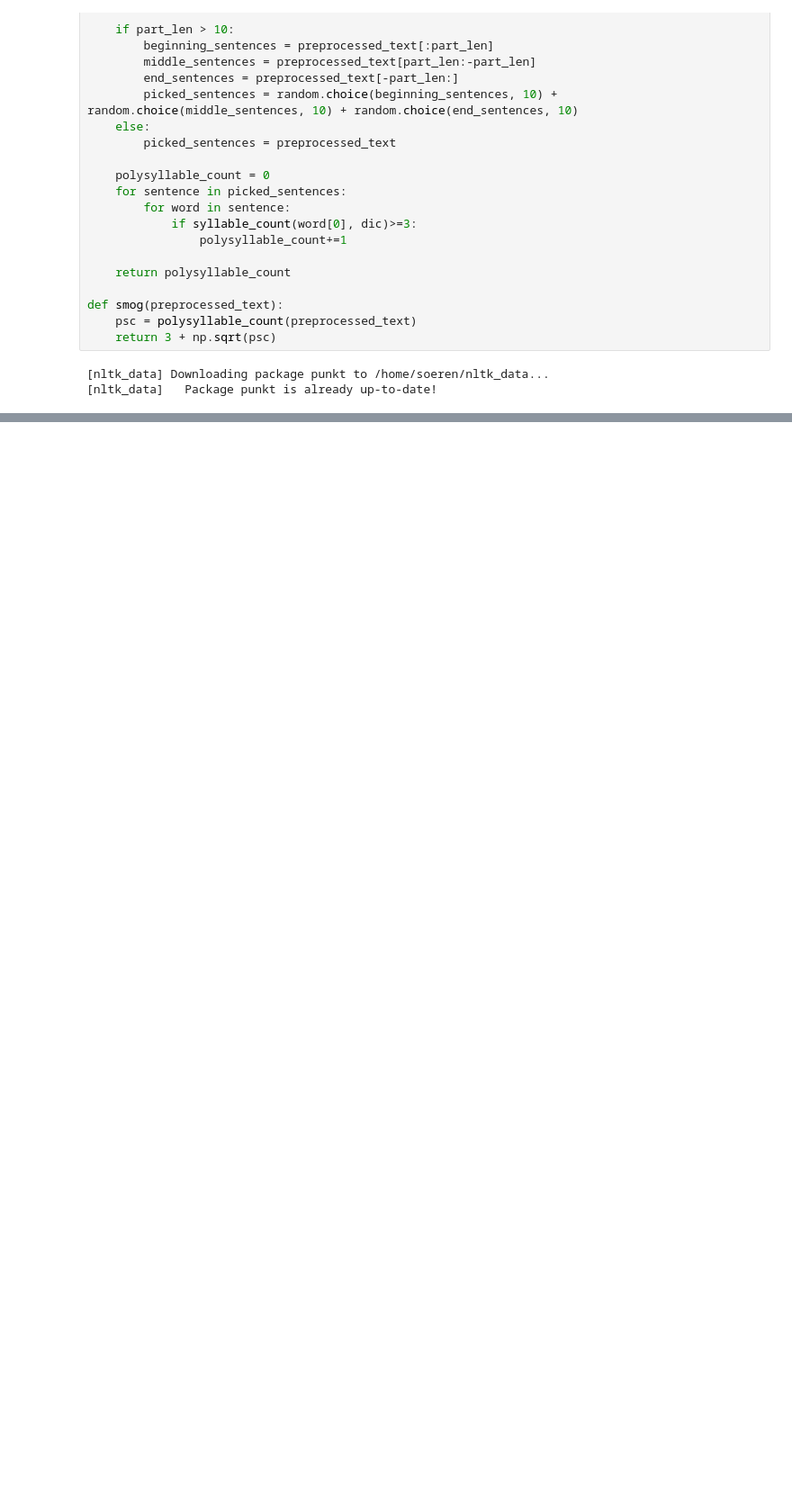
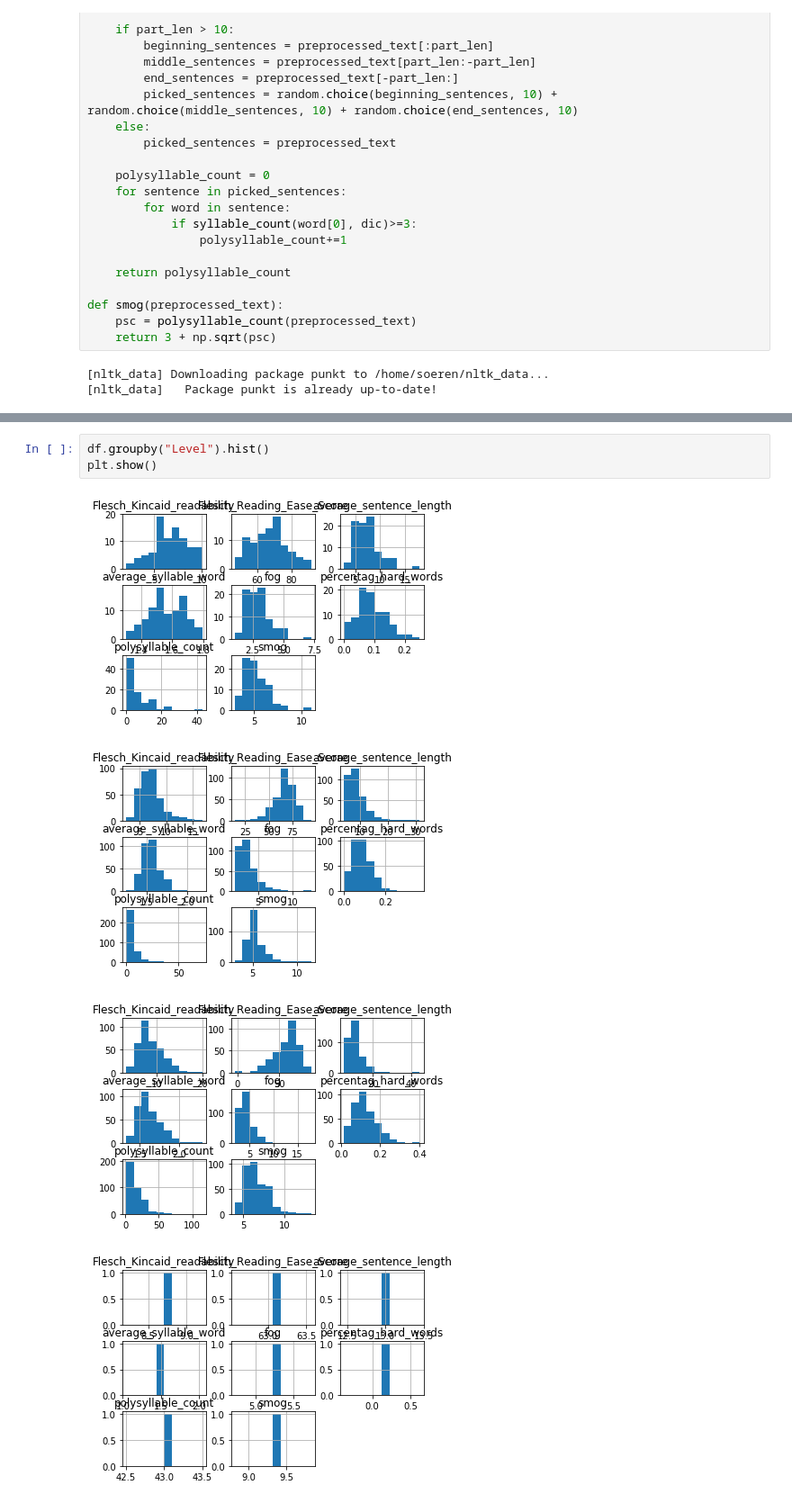
Before and after one commit to soerenetler/TextDifficultyAssessmentGerman, a Jupyter notebook: basicFeatures.ipynb, the cells around one changed output, grey strips where cells are left out. Shown at 90% size. Saved outputs shown, nothing was run; the diff lists cells and outputs as text; blank space fills up the shorter version.

```diff
--- a/basicFeatures.ipynb
+++ b/basicFeatures.ipynb
@@ -119,0 +128,8 @@ plt.show()
+# %%
+df.groupby("Level").hist()
+plt.show()
+# %% [output]
+[figure, added]
+[figure, added]
+[figure, added]
+[figure, added]
```
Also changed, not shown: parts of 4 cells of this notebook, 3 other files.
